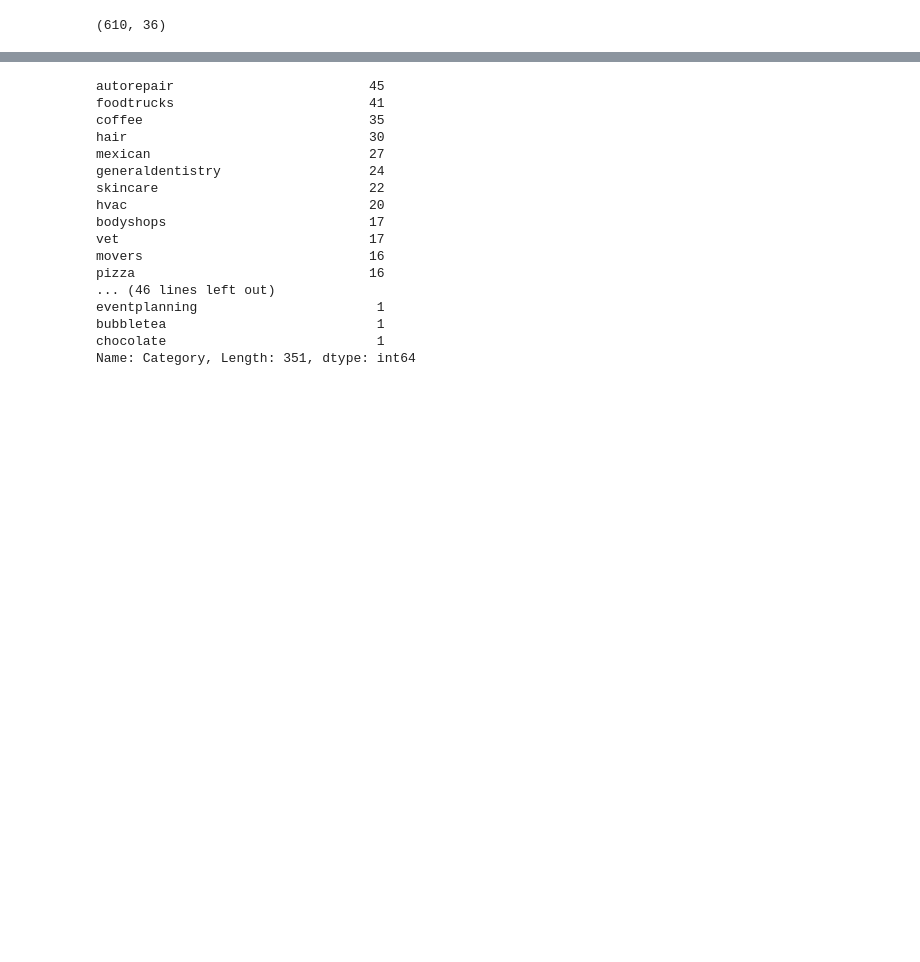
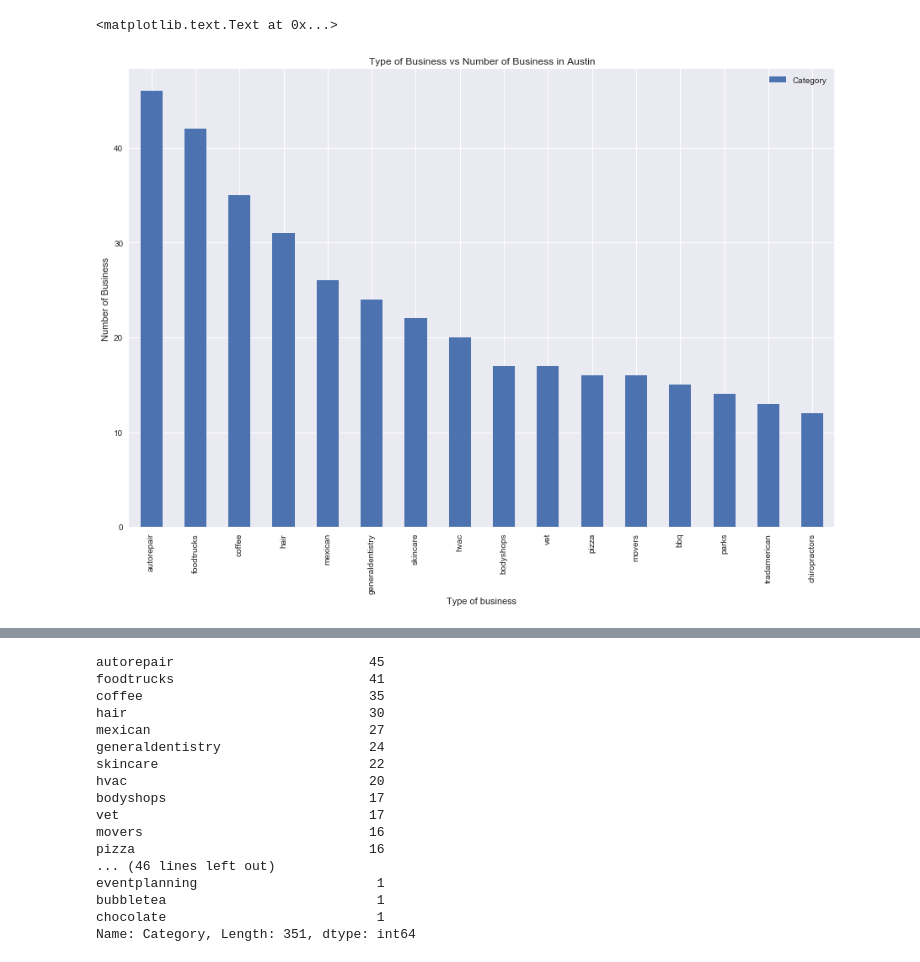
Before and after one commit to felzek/Crime-Review-Data-Analysis, a Jupyter notebook: Graphing.ipynb, the cells around one changed output, grey strips where cells are left out. Saved outputs shown, nothing was run; the diff lists cells and outputs as text; code cells hidden in the pictures; blank space fills up the shorter version.

```diff
--- a/Graphing.ipynb
+++ b/Graphing.ipynb
@@ -20,6 +54,14 @@ final_yelp.shape
+# %%
+category_df = pd.DataFrame(final_yelp['Category'].value_counts()).reset_index()
+category_df = category_df.loc[0:15,:]
+category_df.head(50)
+
+category_df.plot('index','Category',kind='bar',figsize = (15,10))
+plt.xlabel('Type of business')
+plt.ylabel('Number of Business')
+plt.title('Type of Business vs Number of Business in Austin')
+# %% [output]
+<matplotlib.text.Text at 0x...>
+[figure, added]
 # %%
 final_yelp.dropna(inplace=True)
-# %%
-final_yelp.shape
-# %% [output]
-(610, 36)
```
Also changed, not shown: parts of 7 cells of this notebook, 1 other file.
